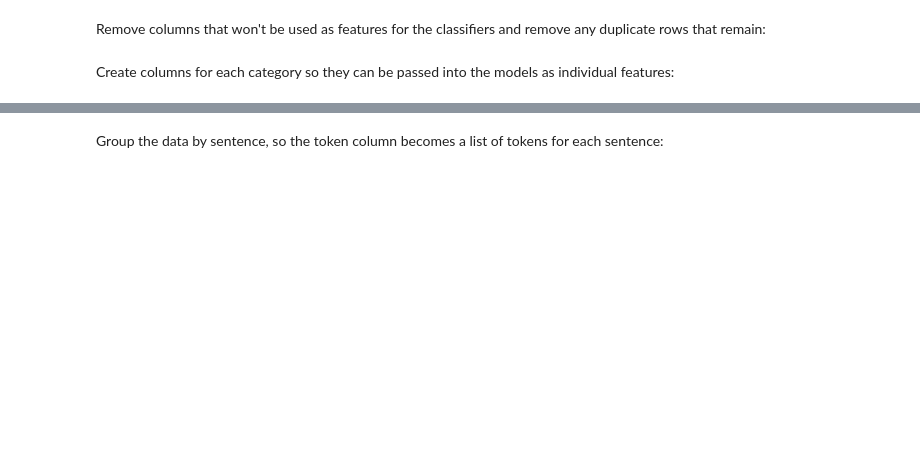
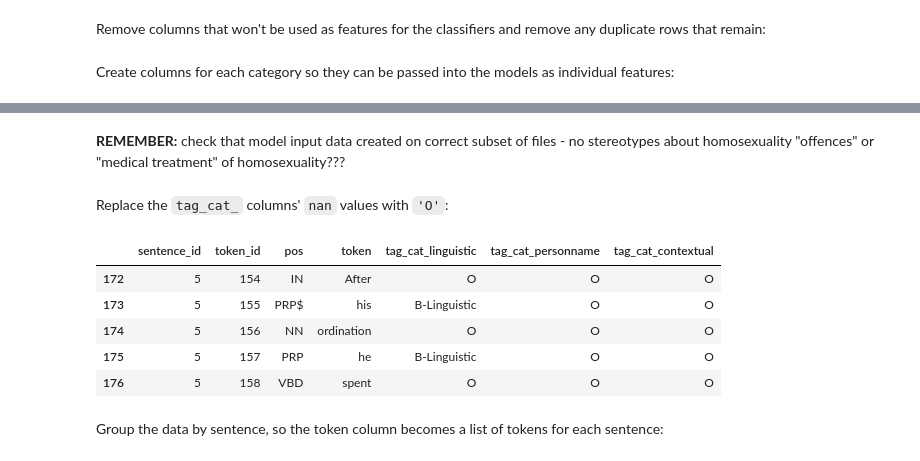
Before and after one commit to thegoose20/gender-bias, a Jupyter notebook: token_classification/BaselineTokenClassifiers_Categories.ipynb, the cells around one changed output, grey strips where cells are left out. Drawn from its saved outputs; the diff is of its cells as text; code cells hidden in the pictures; blank space fills up the shorter version.

```diff
--- a/token_classification/BaselineTokenClassifiers_Categories.ipynb
+++ b/token_classification/BaselineTokenClassifiers_Categories.ipynb
@@ -188,3 +191,19 @@ df_train_cat.head(20)
+# %% [markdown]
+**REMEMBER:** check that model input data created on correct subset of files - no stereotypes about homosexuality "offences" or "medical treatment" of homosexuality???
+# %% [markdown]
+Replace the `tag_cat_` columns' `nan` values with `'O'`:
+# %%
+tag_cat_cols = ["tag_cat_linguistic", "tag_cat_personname", "tag_cat_contextual"]
+df_train[tag_cat_cols] = df_train[tag_cat_cols].fillna('O')
+df_dev[tag_cat_cols] = df_dev[tag_cat_cols].fillna('O')
+df_dev.head()
+# %% [output]
+|  | sentence_id | token_id | pos | token | tag_cat_linguistic | tag_cat_personname | tag_cat_contextual |
+| 172 | 5 | 154 | IN | After | O | O | O |
+| 173 | 5 | 155 | PRP$ | his | B-Linguistic | O | O |
+| 174 | 5 | 156 | NN | ordination | O | O | O |
+| 175 | 5 | 157 | PRP | he | B-Linguistic | O | O |
+| 176 | 5 | 158 | VBD | spent | O | O | O |
 # %% [markdown]
 Group the data by sentence, so the token column becomes a list of tokens for each sentence:
 # %%
```
Also changed, not shown: parts of 43 cells of this notebook.
